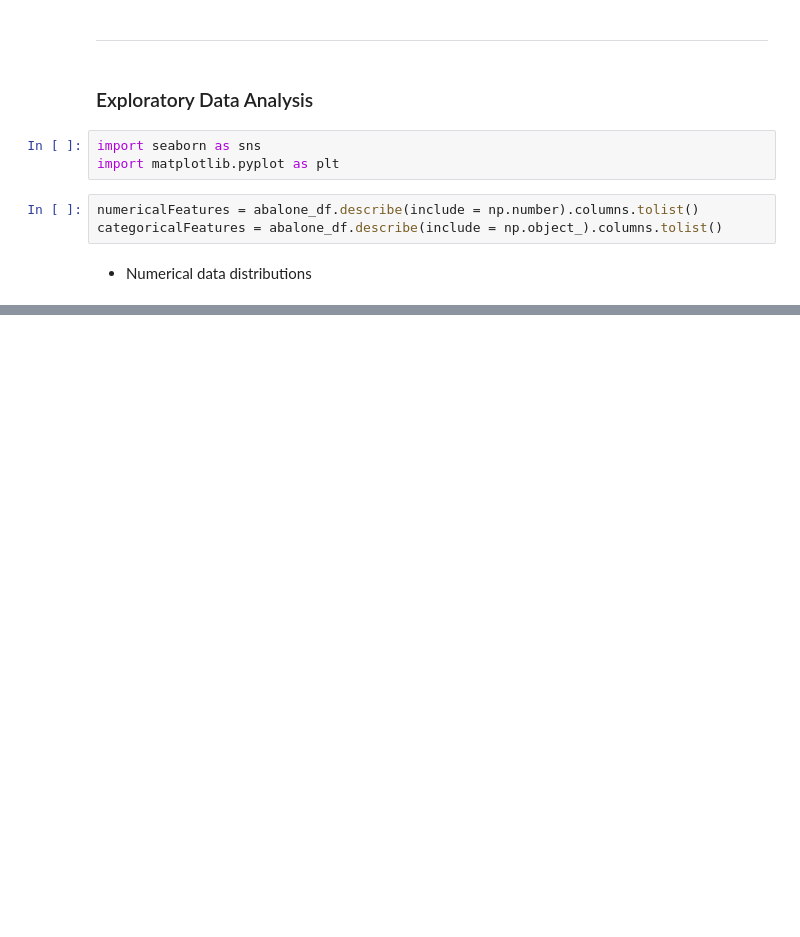
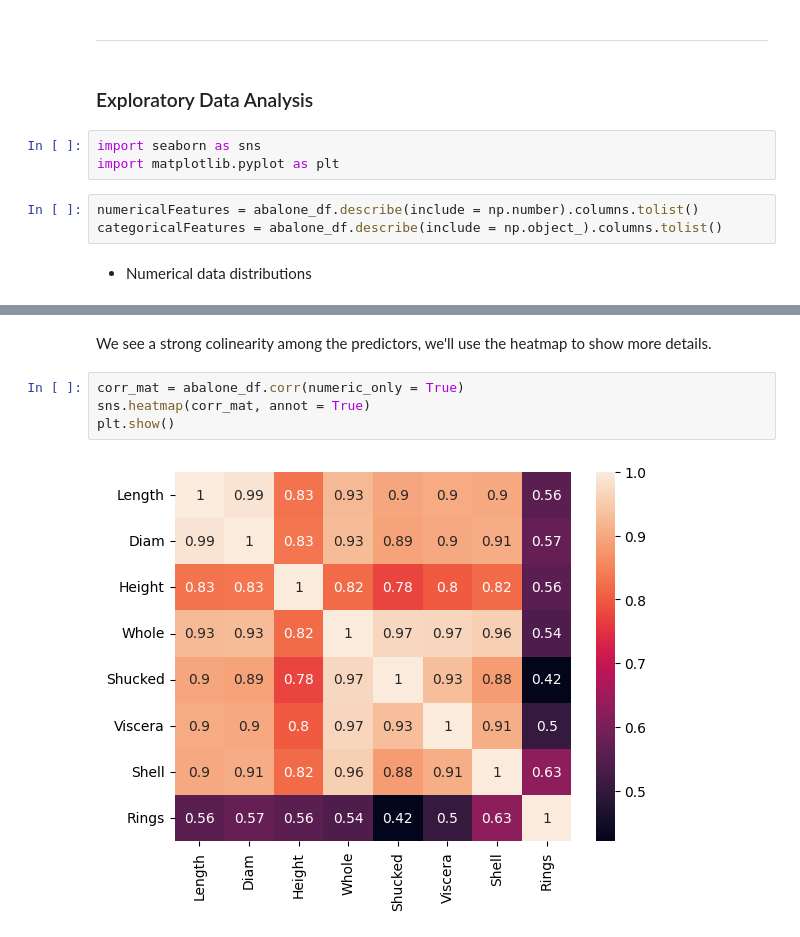
Before and after one commit to NabilAouidad/Abalone-Age-Prediction, a Jupyter notebook: Introduction and EDA.ipynb, the cells around one changed output, grey strips where cells are left out. Drawn from its saved outputs; the diff is of its cells as text; blank space fills up the shorter version.

```diff
--- a/Introduction and EDA.ipynb
+++ b/Introduction and EDA.ipynb
@@ -163,0 +187,8 @@ plt.show()
+# %% [markdown]
+We see a strong colinearity among the predictors, we'll use the heatmap to show more details.
+# %%
+corr_mat = abalone_df.corr(numeric_only = True)
+sns.heatmap(corr_mat, annot = True)
+plt.show()
+# %% [output]
+[figure, added]
```
Also changed, not shown: parts of 7 cells of this notebook.
